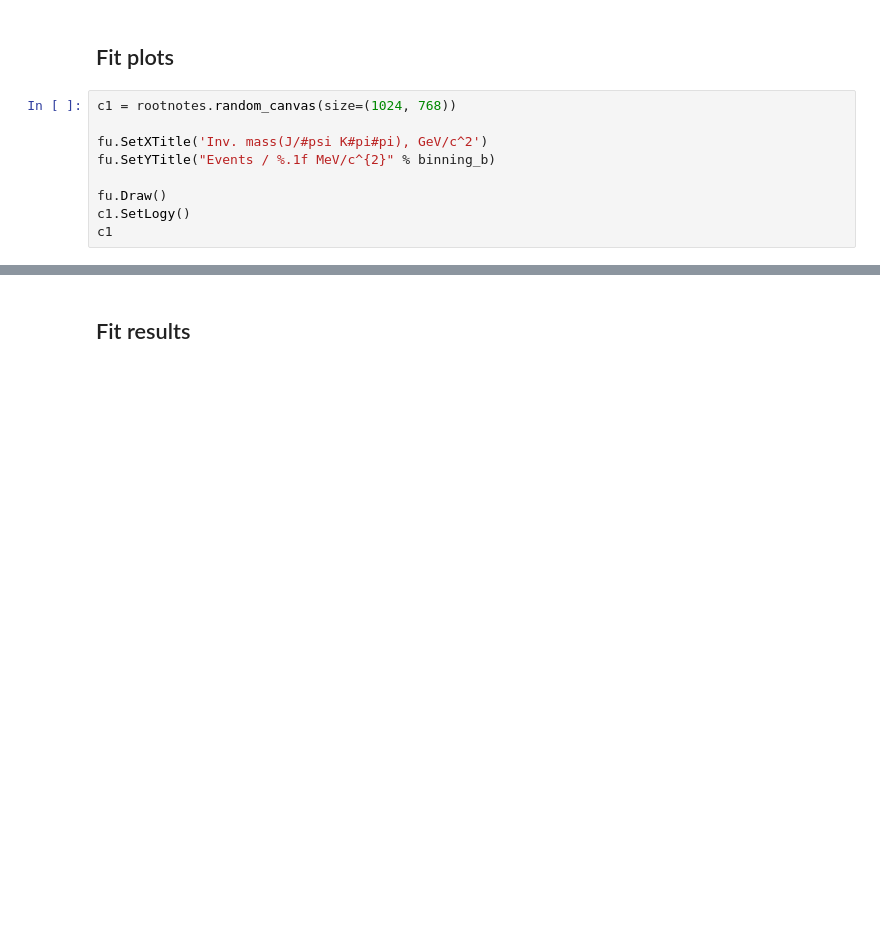
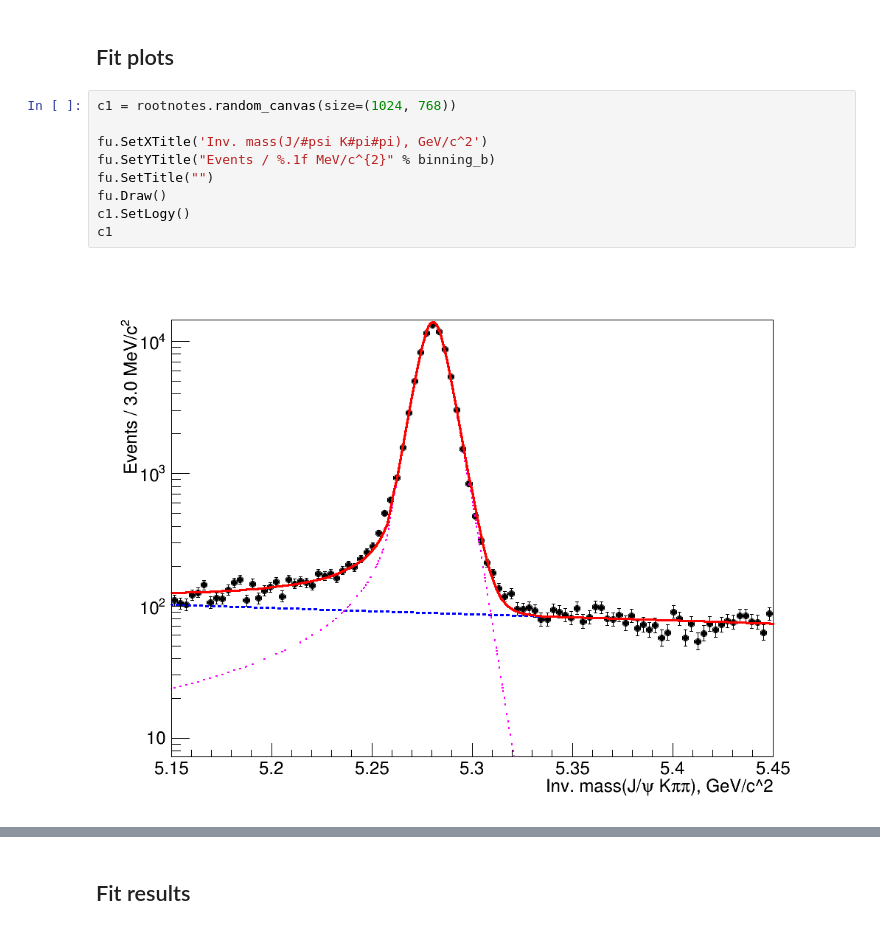
Before and after one commit to sashabaranov/Bu2JpsiKKpi, a Jupyter notebook: Kpipi/fit/fit_rd_apolonius.ipynb, the cells around one changed output, grey strips where cells are left out. Drawn from its saved outputs; the diff is of its cells as text; blank space fills up the shorter version.

```diff
--- a/Kpipi/fit/fit_rd_apolonius.ipynb
+++ b/Kpipi/fit/fit_rd_apolonius.ipynb
@@ -110,12 +125,14 @@ Fit plots
 # %%
 c1 = rootnotes.random_canvas(size=(1024, 768))
 
 fu.SetXTitle('Inv. mass(J/#psi K#pi#pi), GeV/c^2')
 fu.SetYTitle("Events / %.1f MeV/c^{2}" % binning_b)
-
+fu.SetTitle("")
 fu.Draw()
 c1.SetLogy()
 c1
+# %% [output]
+[figure, added]
 # %%
 c1 = rootnotes.random_canvas(size=(1024, 768))
 
```
Also changed, not shown: parts of 5 cells of this notebook, 5 other files.
